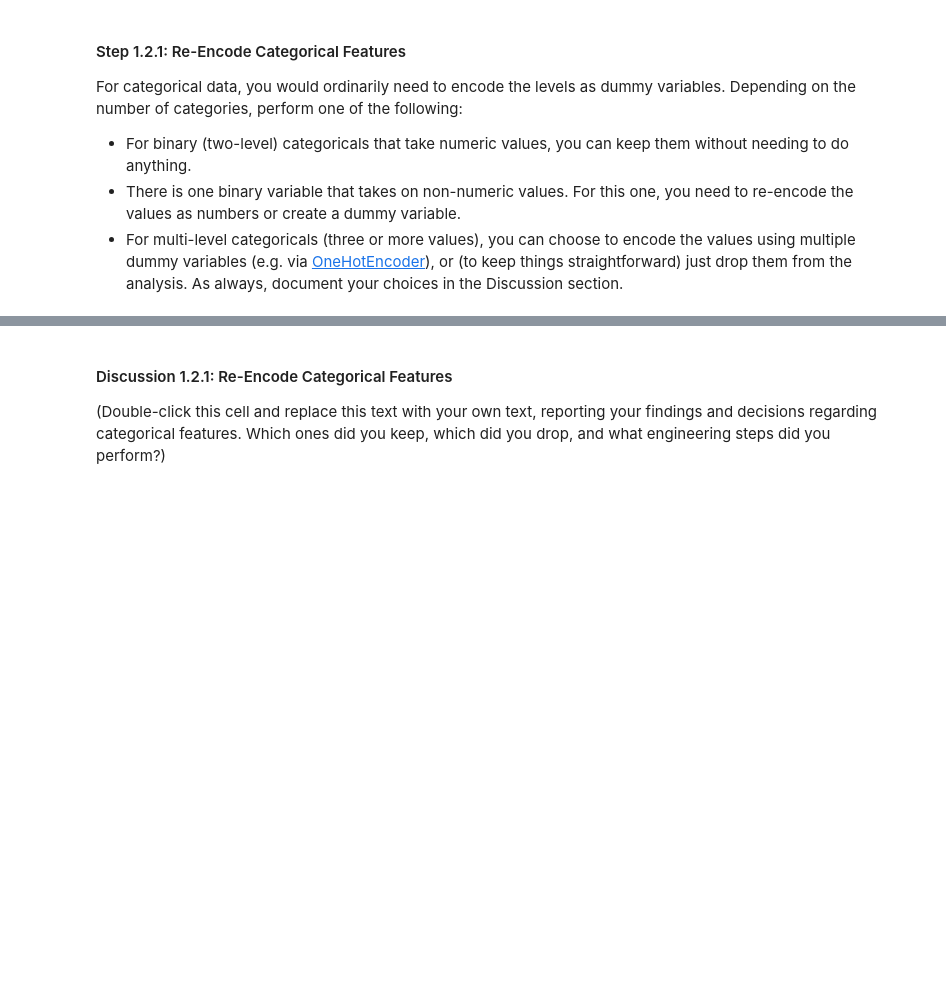
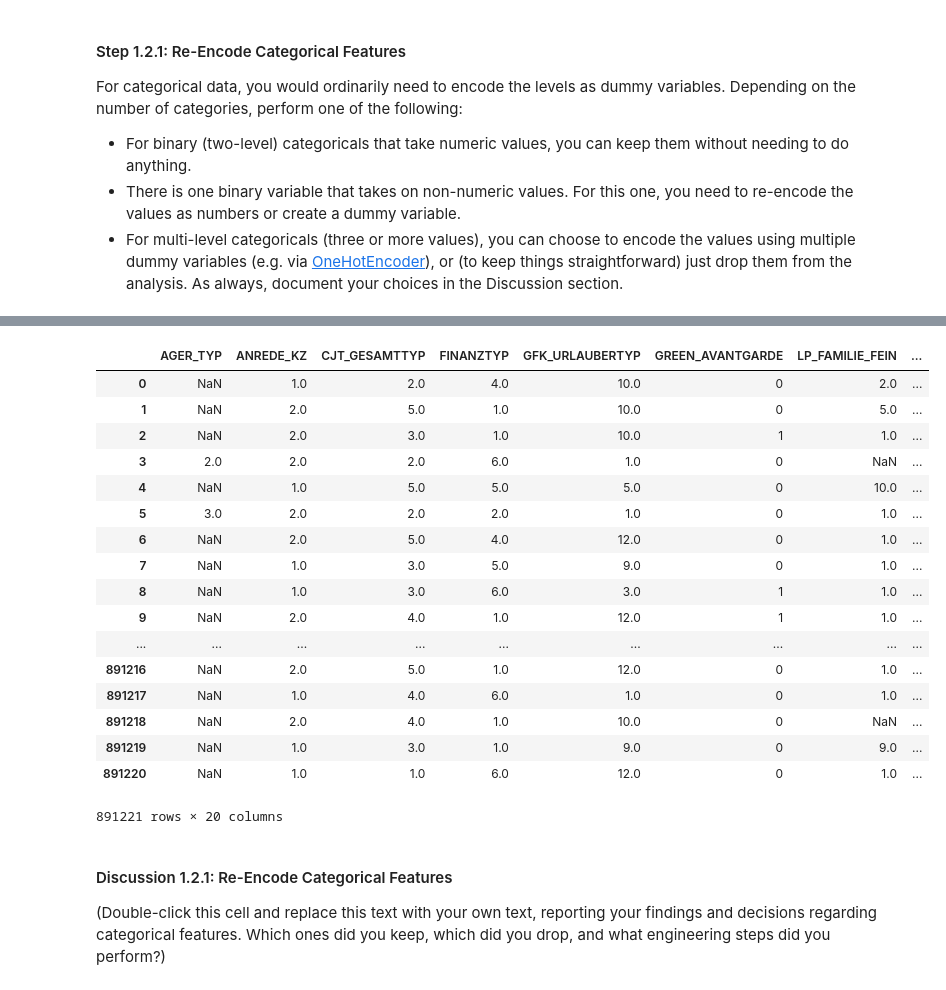
Before and after one commit to jihangshin/udacity, a Jupyter notebook: Identify Customer Segments/Identify_Customer_Segments.ipynb, the cells around one changed output, grey strips where cells are left out. Drawn from its saved outputs; the diff is of its cells as text; code cells hidden in the pictures; blank space fills up the shorter version.

```diff
--- a/Identify Customer Segments/Identify_Customer_Segments.ipynb
+++ b/Identify Customer Segments/Identify_Customer_Segments.ipynb
@@ -266,3 +314,6 @@ For categorical data, you would ordinarily need to encode the levels as dummy va
 - For binary (two-level) categoricals that take numeric values, you can keep them without needing to do anything.
 - There is one binary variable that takes on non-numeric values. For this one, you need to re-encode the values as numbers or create a dummy variable.
 - For multi-level categoricals (three or more values), you can choose to encode the values using multiple dummy variables (e.g. via [OneHotEncoder](http://scikit-learn.org/stable/modules/generated/sklearn.preprocessing.OneHotEncoder.html)), or (to keep things straightforward) just drop them from the analysis. As always, document your choices in the Discussion section.
+# %%
+categorical = feat_info[feat_info['type'] == 'categorical']
+categorical
@@ -269,6 +338,34 @@ For categorical data, you would ordinarily need to encode the levels as dummy va
 # %%
 # Assess categorical variables: which are binary, which are multi-level, and
 # which one needs to be re-encoded?
+categorical_attribute = categorical['attribute']
+
+# drop 'TITEL_KZ', bc 'TITEL_KZ' columns is not existed anymore in azdias dataframe
+categorical_attribute = categorical_attribute.where(categorical_attribute != 'TITEL_KZ')
+categorical_attribute = categorical_attribute.dropna()
+# print(categorical_attribute)
+
+# How to figure out which variable is binary, multi-level... by coding, not by looking at actual data
+azdias[categorical_attribute]
+# %% [output]
+|  | AGER_TYP | ANREDE_KZ | CJT_GESAMTTYP | FINANZTYP | GFK_URLAUBERTYP | GREEN_AVANTGARDE | LP_FAMILIE_FEIN | ... |
+| 0 | NaN | 1.0 | 2.0 | 4.0 | 10.0 | 0 | 2.0 | ... |
+| 1 | NaN | 2.0 | 5.0 | 1.0 | 10.0 | 0 | 5.0 | ... |
+| 2 | NaN | 2.0 | 3.0 | 1.0 | 10.0 | 1 | 1.0 | ... |
+| 3 | 2.0 | 2.0 | 2.0 | 6.0 | 1.0 | 0 | NaN | ... |
+| 4 | NaN | 1.0 | 5.0 | 5.0 | 5.0 | 0 | 10.0 | ... |
+| 5 | 3.0 | 2.0 | 2.0 | 2.0 | 1.0 | 0 | 1.0 | ... |
+| 6 | NaN | 2.0 | 5.0 | 4.0 | 12.0 | 0 | 1.0 | ... |
+| 7 | NaN | 1.0 | 3.0 | 5.0 | 9.0 | 0 | 1.0 | ... |
+| 8 | NaN | 1.0 | 3.0 | 6.0 | 3.0 | 1 | 1.0 | ... |
+| 9 | NaN | 2.0 | 4.0 | 1.0 | 12.0 | 1 | 1.0 | ... |
+| ... | ... | ... | ... | ... | ... | ... | ... | ... |
+| 891216 | NaN | 2.0 | 5.0 | 1.0 | 12.0 | 0 | 1.0 | ... |
+| 891217 | NaN | 1.0 | 4.0 | 6.0 | 1.0 | 0 | 1.0 | ... |
+| 891218 | NaN | 2.0 | 4.0 | 1.0 | 10.0 | 0 | NaN | ... |
+| 891219 | NaN | 1.0 | 3.0 | 1.0 | 9.0 | 0 | 9.0 | ... |
+| 891220 | NaN | 1.0 | 1.0 | 6.0 | 12.0 | 0 | 1.0 | ... |
+891221 rows × 20 columns
 # %%
 # Re-encode categorical variable(s) to be kept in the analysis.
 # %% [markdown]
```
Also changed, not shown: parts of 12 cells of this notebook, 1 other file.
